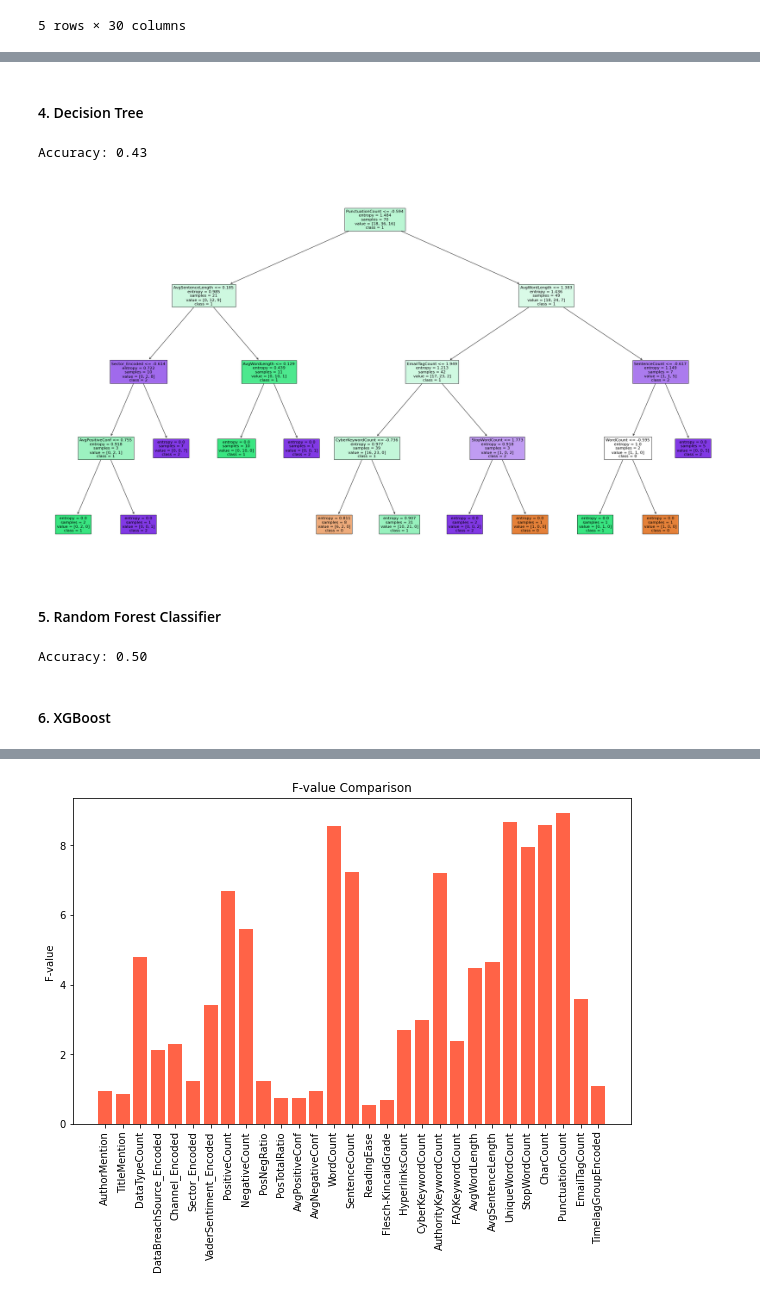
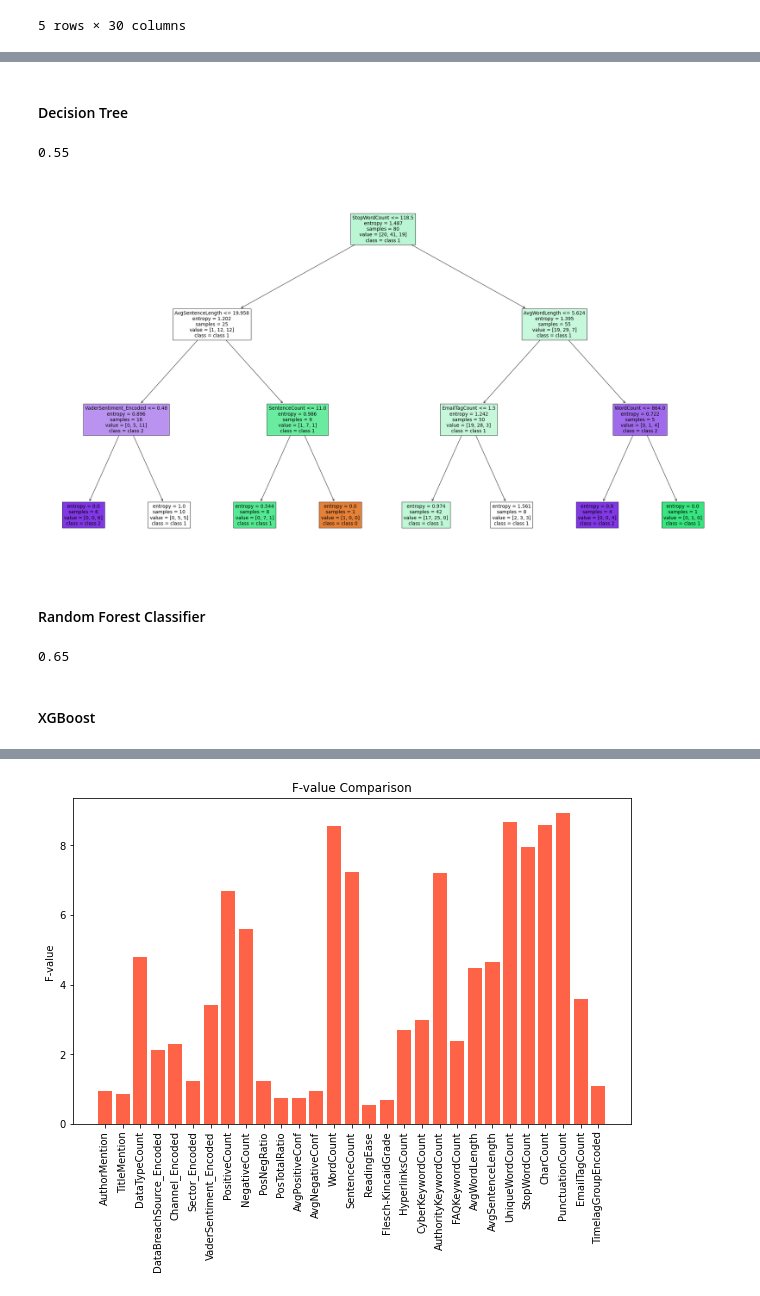
Before and after one commit to nguyenyenchi/Aus_Data_Breach_Statements, a Jupyter notebook: 5.9.2023 Data Prep & Modelling Thesis Data Breach.ipynb, the cells around one changed output, grey strips where cells are left out. Cells and saved outputs as stored; diff of their text form; code cells hidden in the pictures.

```diff
--- a/5.9.2023 Data Prep & Modelling Thesis Data Breach.ipynb
+++ b/5.9.2023 Data Prep & Modelling Thesis Data Breach.ipynb
@@ -645,0 +556,10 @@ X_test_std = std_scaler.transform(X_test)
+# %%
+X = df.drop(columns='LevelOfDetail')
+y = df['LevelOfDetail']
+
+X_train, X_test, y_train, y_test = train_test_split(X, y, test_size=0.2, random_state=0)
+
+LRModel=LogisticRegression()
+LRModel.fit(X_train, y_train)
+y_pred = LRModel.predict(X_test)
+print('Accuracy: %.2f' % accuracy_score(y_test, y_pred))
@@ -646,44 +575,45 @@ X_test_std = std_scaler.transform(X_test)
 # %% [markdown]
-#### 4. Decision Tree
+#### Decision Tree
 # %%
 from sklearn.tree import DecisionTreeClassifier
 from sklearn import tree
 
-clf = tree.DecisionTreeClassifier(max_depth=4, criterion='entropy')
-clf.fit(X_train_std, y_train)
-y_pred = clf.predict(X_test_std)
-print('Accuracy: %.2f' % accuracy_score(y_test, y_pred))
+clf = tree.DecisionTreeClassifier(max_depth=3,criterion='entropy')
+clf.fit(X_train,y_train)
+
+print(clf.score(X_test,y_test))
 
 fig = plt.figure(figsize=(35,20))
 
 
-t = tree.plot_tree(clf, feature_names=(#'AuthorMention', 'TitleMention', 'DataTypeCount',
-                                       'DataBreachSource_Encoded', 'Channel_Encoded', 'Sector_Encoded',
+t = tree.plot_tree(clf, feature_names=('AuthorMention', 'TitleMention', 'DataTypeCount',
+       'DataBreachSource_Encoded', 'Channel_Encoded', 'Sector_Encoded',
        'VaderSentiment_Encoded', 'PositiveCount', 'NegativeCount',
        'PosNegRatio', 'PosTotalRatio', 'AvgPositiveConf', 'AvgNegativeConf',
        'WordCount', 'SentenceCount', 'ReadingEase', 'Flesch-KincaidGrade',
        'HyperlinksCount', 'CyberKeywordCount', 'AuthorityKeywordCount',
        'FAQKeywordCount', 'AvgWordLength', 'AvgSentenceLength',
-                                       'UniqueWordCount', 'StopWordCount', 'CharCount', 'PunctuationCount', 'EmailTagCount',
+       'UniqueWordCount', 'StopWordCount', 'CharCount', 'PunctuationCount',
+       'EmailTagCount', 'TimelagGroupEncoded'
        ),
-                   class_names=['0', '1', '2'],
+                   class_names=['class 0', 'class 1', 'class 2'],
                    filled=True)
 # %% [output]
-Accuracy: 0.43
+0.55
-[figure, old version]
+[figure, new version]
 # %% [markdown]
-#### 5. Random Forest Classifier
+#### Random Forest Classifier
 # %%
 from sklearn.ensemble import RandomForestClassifier
 
-clf = RandomForestClassifier(max_depth=4)
-clf.fit(X_train_std, y_train)
-y_pred = clf.predict(X_test_std)
-print('Accuracy: %.2f' % accuracy_score(y_test, y_pred))
+clf = RandomForestClassifier(max_depth=3)
+clf.fit(X_train,y_train)
+
+print(clf.score(X_test,y_test))
 # %% [output]
-Accuracy: 0.50
+0.65
 # %% [markdown]
-#### 6. XGBoost
+#### XGBoost
 # %%
 # Ensemble
 import xgboost
```
Also changed, not shown: parts of 63 cells of this notebook.
